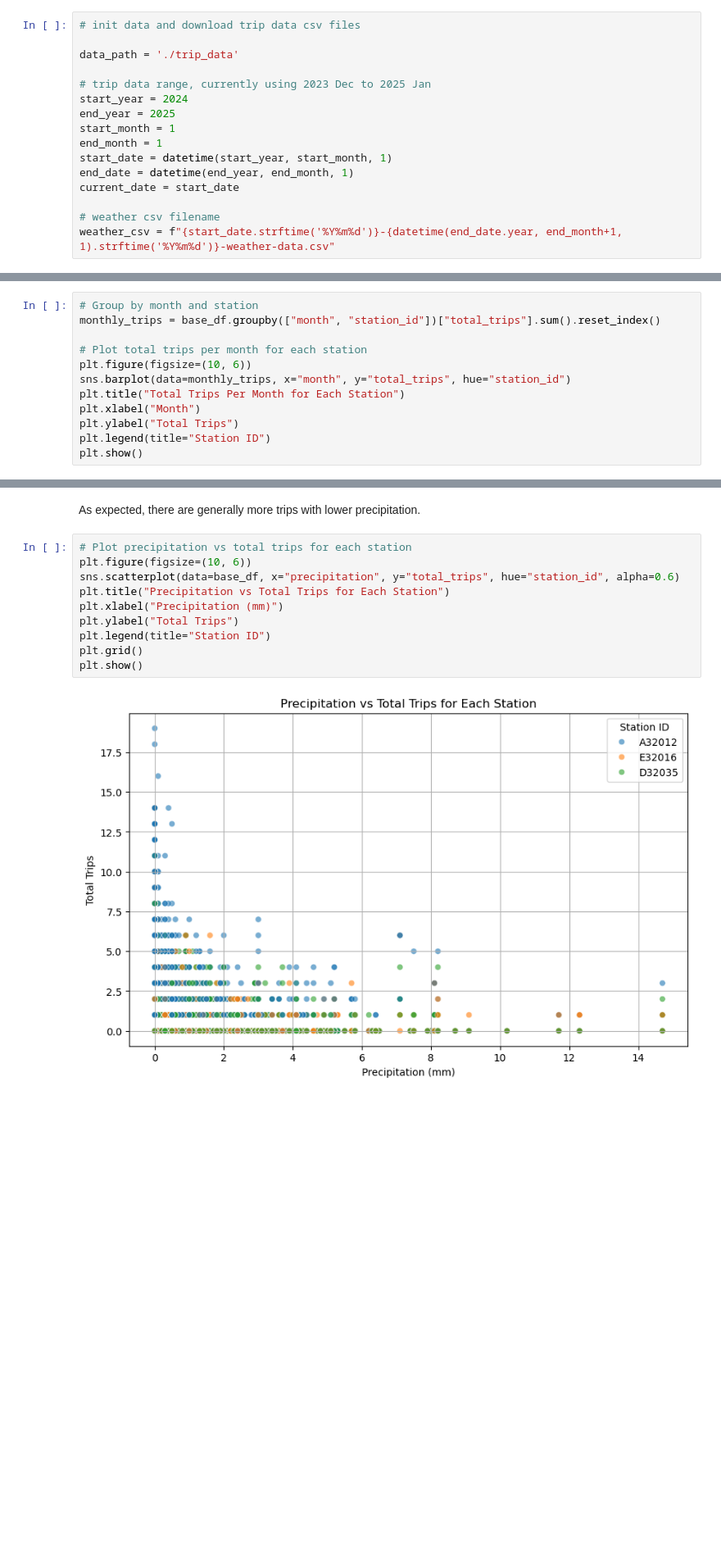
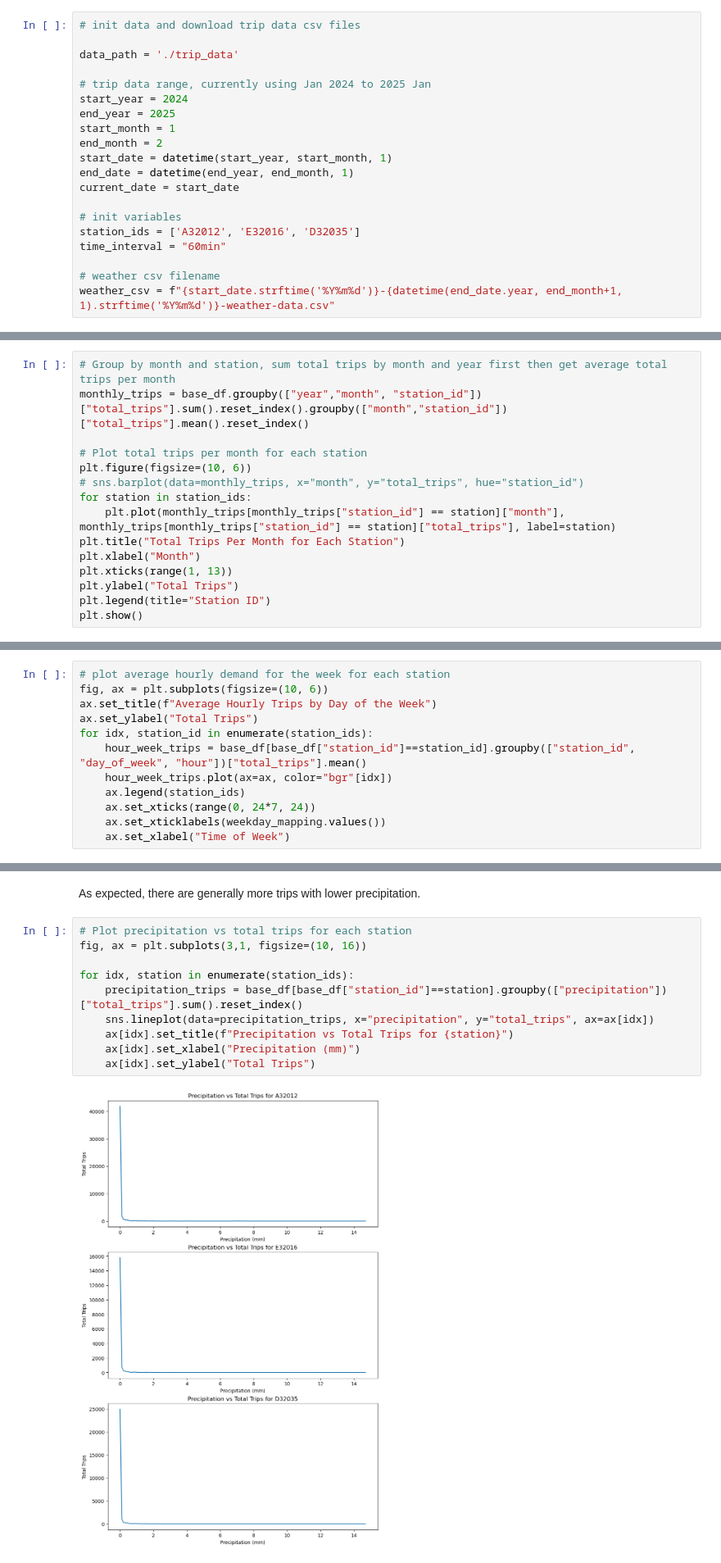
Before and after one commit to jamesyoung-15/Bluebikes-Availability-Predictor, a Jupyter notebook: notebook/notebook-v2.ipynb, the cells around one changed output, grey strips where cells are left out. Shown at 82% size. Drawn from its saved outputs; the diff is of its cells as text; blank space fills up the shorter version.

Commit message:
update data visualizations, added basic linear regression

```diff
--- a/notebook/notebook-v2.ipynb
+++ b/notebook/notebook-v2.ipynb
@@ -22,15 +22,19 @@ Trip data consists of all Bluebike trips from Dec. 2023 to Jan. 2025.
 
 data_path = './trip_data'
 
-# trip data range, currently using 2023 Dec to 2025 Jan
+# trip data range, currently using Jan 2024 to 2025 Jan
 start_year = 2024
 end_year = 2025
 start_month = 1
-end_month = 1
+end_month = 2
 start_date = datetime(start_year, start_month, 1)
 end_date = datetime(end_year, end_month, 1)
 current_date = start_date
 
+# init variables
+station_ids = ['A32012', 'E32016', 'D32035']
+time_interval = "60min"
+
 # weather csv filename
 weather_csv = f"{start_date.strftime('%Y%m%d')}-{datetime(end_date.year, end_month+1, 1).strftime('%Y%m%d')}-weather-data.csv"
 # %%
@@ -315,12 +314,15 @@ As expected, most bike usage occurs in warmer seasons
 # %%
-# Group by month and station
-monthly_trips = base_df.groupby(["month", "station_id"])["total_trips"].sum().reset_index()
+# Group by month and station, sum total trips by month and year first then get average total trips per month
+monthly_trips = base_df.groupby(["year","month", "station_id"])["total_trips"].sum().reset_index().groupby(["month","station_id"])["total_trips"].mean().reset_index()
 
 # Plot total trips per month for each station
 plt.figure(figsize=(10, 6))
-sns.barplot(data=monthly_trips, x="month", y="total_trips", hue="station_id")
+# sns.barplot(data=monthly_trips, x="month", y="total_trips", hue="station_id")
+for station in station_ids:
+    plt.plot(monthly_trips[monthly_trips["station_id"] == station]["month"], monthly_trips[monthly_trips["station_id"] == station]["total_trips"], label=station)
 plt.title("Total Trips Per Month for Each Station")
 plt.xlabel("Month")
+plt.xticks(range(1, 13))
 plt.ylabel("Total Trips")
 plt.legend(title="Station ID")
 plt.show()
@@ -370,0 +376,12 @@ plt.show()
+# %%
+# plot average hourly demand for the week for each station
+fig, ax = plt.subplots(figsize=(10, 6))
+ax.set_title(f"Average Hourly Trips by Day of the Week")
+ax.set_ylabel("Total Trips")
+for idx, station_id in enumerate(station_ids):
+    hour_week_trips = base_df[base_df["station_id"]==station_id].groupby(["station_id", "day_of_week", "hour"])["total_trips"].mean()
+    hour_week_trips.plot(ax=ax, color="bgr"[idx])
+    ax.legend(station_ids)
+    ax.set_xticks(range(0, 24*7, 24))
+    ax.set_xticklabels(weekday_mapping.values())
+    ax.set_xlabel("Time of Week")
@@ -388,13 +414,13 @@ plt.show()
 As expected, there are generally more trips with lower precipitation.
 # %%
 # Plot precipitation vs total trips for each station
-plt.figure(figsize=(10, 6))
-sns.scatterplot(data=base_df, x="precipitation", y="total_trips", hue="station_id", alpha=0.6)
-plt.title("Precipitation vs Total Trips for Each Station")
-plt.xlabel("Precipitation (mm)")
-plt.ylabel("Total Trips")
-plt.legend(title="Station ID")
-plt.grid()
-plt.show()
+fig, ax = plt.subplots(3,1, figsize=(10, 16))
+
+for idx, station in enumerate(station_ids):
+    precipitation_trips = base_df[base_df["station_id"]==station].groupby(["precipitation"])["total_trips"].sum().reset_index()
+    sns.lineplot(data=precipitation_trips, x="precipitation", y="total_trips", ax=ax[idx])
+    ax[idx].set_title(f"Precipitation vs Total Trips for {station}")
+    ax[idx].set_xlabel("Precipitation (mm)")
+    ax[idx].set_ylabel("Total Trips")
 # %% [output]
-[figure, old version]
+[figure, new version]
```
Also changed, not shown: parts of 31 cells of this notebook.
